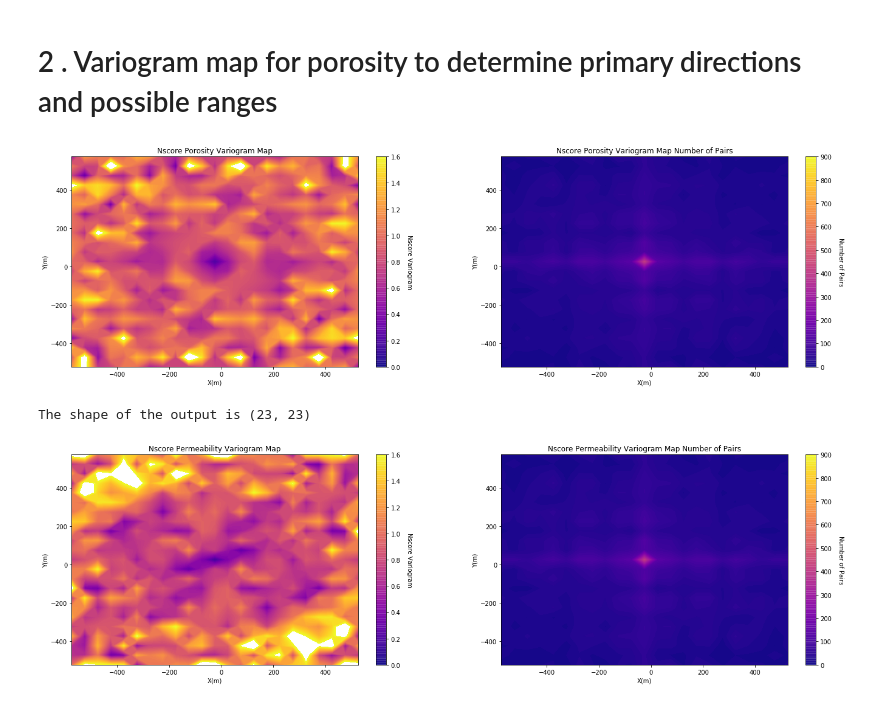
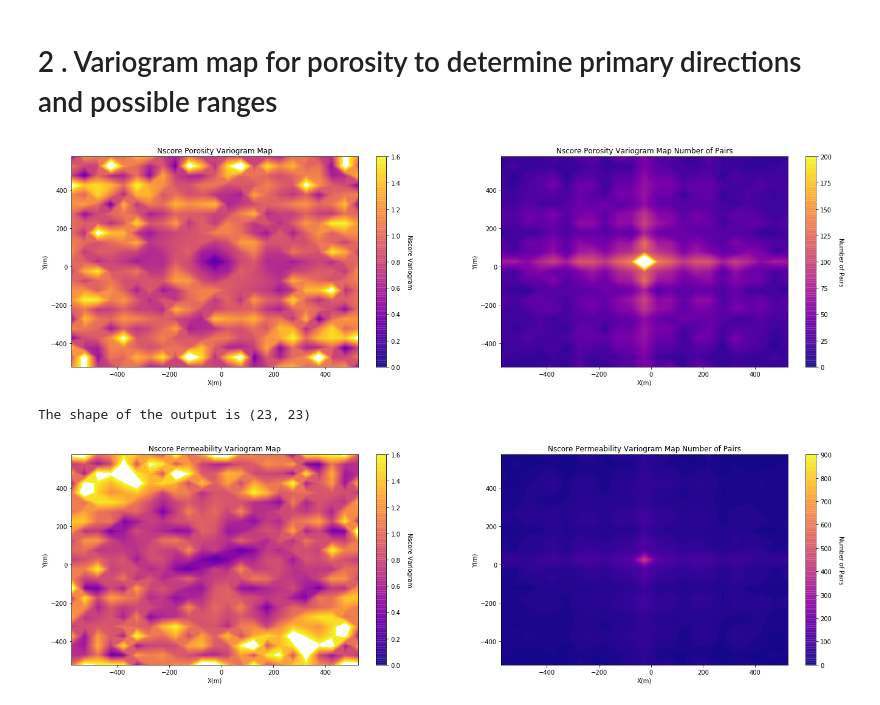
Before and after one commit to bochaozhao/PGE383-Geostatistic-Project, a Jupyter notebook: update3.ipynb, the cells around one changed output. Drawn from its saved outputs; the diff is of its cells as text; code cells hidden in the pictures.

```diff
--- a/update3.ipynb
+++ b/update3.ipynb
@@ -220,17 +127,17 @@ def varmapv(df,xcol,ycol,vcol,tmin,tmax,nxlag,nylag,dxlag,dylag,minnp,isill):
 # %%
-vmap, npmap = varmapv(df,'X','Y','NPor',tmin=-999,tmax=999,nxlag=11,nylag=11,dxlag=50,dylag=50,minnp=1,isill=1)
+vmap, npmap = geostats.varmapv(df,'X','Y','NPor',tmin=-999,tmax=999,nxlag=11,nylag=11,dxlag=50,dylag=50,minnp=1,isill=1)
 
 plt.subplot(121)
 GSLIB.pixelplt_st(vmap,-575,575,-575,575,50.0,0,1.6,'Nscore Porosity Variogram Map','X(m)','Y(m)','Nscore Variogram',cmap)
 
 plt.subplot(122)
-GSLIB.pixelplt_st(npmap,-575,575,-575,575,50.0,0,900,'Nscore Porosity Variogram Map Number of Pairs','X(m)','Y(m)','Number of Pairs',cmap)
+GSLIB.pixelplt_st(npmap,-575,575,-575,575,50.0,0,200,'Nscore Porosity Variogram Map Number of Pairs','X(m)','Y(m)','Number of Pairs',cmap)
 
 plt.subplots_adjust(left=0.0, bottom=0.0, right=3.0, top=1.2, wspace=0.2, hspace=0.2)
 plt.show()
 
 print('The shape of the output is ' + str(vmap.shape))
 # %% [output]
-[figure, old version]
+[figure, new version]
 The shape of the output is (23, 23)
 # %%
```
Also changed, not shown: parts of 10 cells of this notebook, 6 other files.
